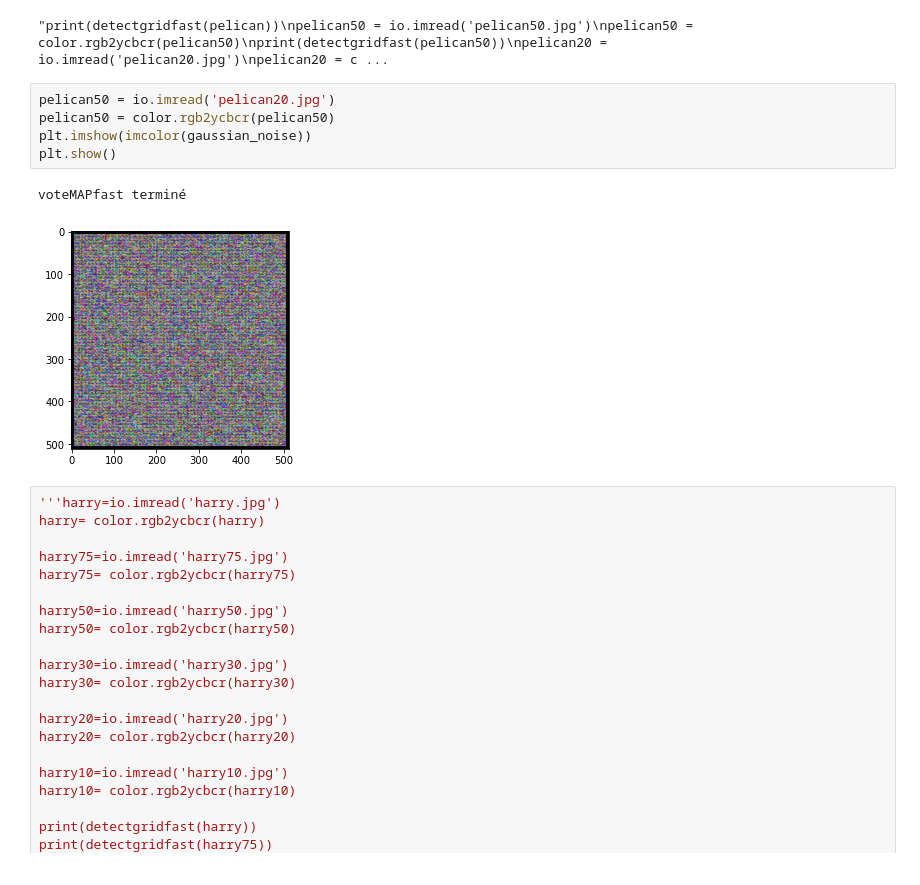
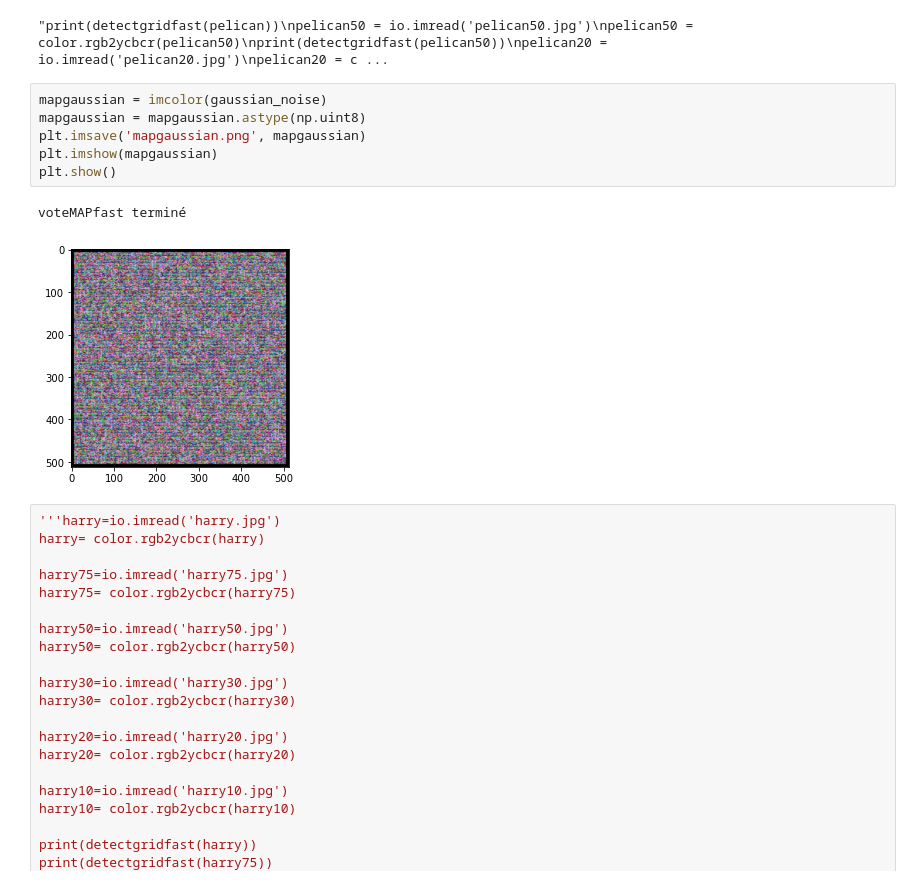
Before and after one commit to IvanKhodakov/ima-compressionjpg, a Jupyter notebook: zero.ipynb, the cells around one changed output. Saved outputs shown, nothing was run; the diff lists cells and outputs as text.

```diff
--- a/zero.ipynb
+++ b/zero.ipynb
@@ -341,14 +341,15 @@ voteMAP terminé
 Il n'y a pas de grille dans l'image car NFA > 1
 ((0, 0), 0)
 "print(detectgridfast(pelican))\npelican50 = io.imread('pelican50.jpg')\npelican50 = color.rgb2ycbcr(pelican50)\nprint(detectgridfast(pelican50))\npelican20 = io.imread('pelican20.jpg')\npelican20 = c ...
-# %%
-pelican50 = io.imread('pelican20.jpg')
-pelican50 = color.rgb2ycbcr(pelican50)
-plt.imshow(imcolor(gaussian_noise))
-plt.show()
-# %% [output]
-voteMAPfast terminé
-[figure, removed]
+# %%
+mapgaussian = imcolor(gaussian_noise)
+mapgaussian = mapgaussian.astype(np.uint8)
+plt.imsave('mapgaussian.png', mapgaussian)
+plt.imshow(mapgaussian)
+plt.show()
+# %% [output]
+voteMAPfast terminé
+[figure, added]
 # %%
 '''harry=io.imread('harry.jpg')
 harry= color.rgb2ycbcr(harry)
```
